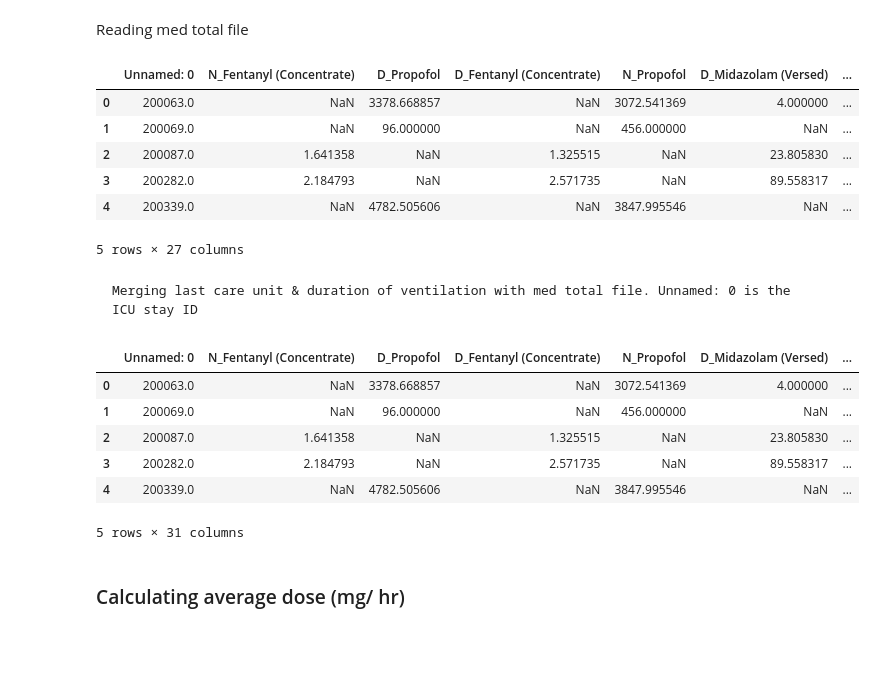
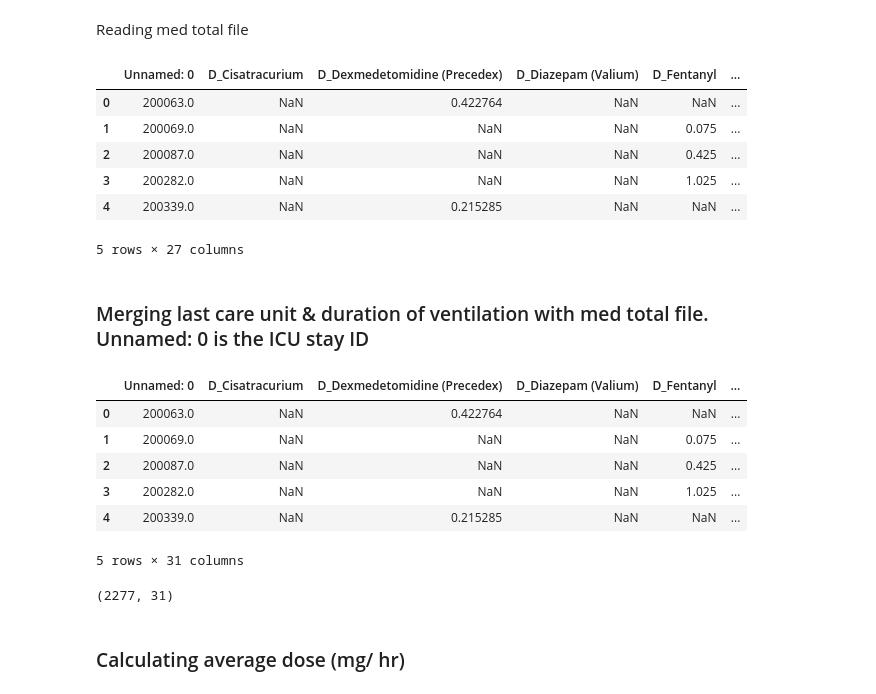
Before and after one commit to erighosh/Sedative_Analysis, a Jupyter notebook: 170716_MedDose_Stats_byUnit.ipynb, the cells around one changed output. Drawn from its saved outputs; the diff is of its cells as text; code cells hidden in the pictures; blank space fills up the shorter version.

```diff
--- a/170716_MedDose_Stats_byUnit.ipynb
+++ b/170716_MedDose_Stats_byUnit.ipynb
@@ -20,31 +20,35 @@ cohort_df.head()
 # %% [markdown]
 Reading med total file
 # %%
-cohort_med_total = pd.read_csv('170716_cohort_IV_bolus_total.csv')
+cohort_med_total = pd.read_csv('170726_cohort_IV_bolus_total.csv')
 cohort_med_total.head()
 # %% [output]
-|  | Unnamed: 0 | N_Fentanyl (Concentrate) | D_Propofol | D_Fentanyl (Concentrate) | N_Propofol | D_Midazolam (Versed) | ... |
-| 0 | 200063.0 | NaN | 3378.668857 | NaN | 3072.541369 | 4.000000 | ... |
-| 1 | 200069.0 | NaN | 96.000000 | NaN | 456.000000 | NaN | ... |
-| 2 | 200087.0 | 1.641358 | NaN | 1.325515 | NaN | 23.805830 | ... |
-| 3 | 200282.0 | 2.184793 | NaN | 2.571735 | NaN | 89.558317 | ... |
-| 4 | 200339.0 | NaN | 4782.505606 | NaN | 3847.995546 | NaN | ... |
+|  | Unnamed: 0 | D_Cisatracurium | D_Dexmedetomidine (Precedex) | D_Diazepam (Valium) | D_Fentanyl | ... |
+| 0 | 200063.0 | NaN | 0.422764 | NaN | NaN | ... |
+| 1 | 200069.0 | NaN | NaN | NaN | 0.075 | ... |
+| 2 | 200087.0 | NaN | NaN | NaN | 0.425 | ... |
+| 3 | 200282.0 | NaN | NaN | NaN | 1.025 | ... |
+| 4 | 200339.0 | NaN | 0.215285 | NaN | NaN | ... |
 5 rows × 27 columns
 # %% [markdown]
-    Merging last care unit & duration of ventilation with med total file. Unnamed: 0 is the ICU stay ID
+### Merging last care unit & duration of ventilation with med total file. Unnamed: 0 is the ICU stay ID
 # %%
 cohort_unit = cohort_df[['icustay_id', 'last_careunit', 'dayHrs', 'nightHrs']].copy()
 # %%
-cohort_med_hour = pd.merge(cohort_med_total, cohort_unit, left_on='Unnamed: 0', right_on= 'icustay_id', how = 'outer')
+cohort_med_hour = pd.merge(cohort_med_total, cohort_unit, left_on='Unnamed: 0', right_on= 'icustay_id', how = 'left')
 cohort_med_hour.head()
 # %% [output]
-|  | Unnamed: 0 | N_Fentanyl (Concentrate) | D_Propofol | D_Fentanyl (Concentrate) | N_Propofol | D_Midazolam (Versed) | ... |
-| 0 | 200063.0 | NaN | 3378.668857 | NaN | 3072.541369 | 4.000000 | ... |
-| 1 | 200069.0 | NaN | 96.000000 | NaN | 456.000000 | NaN | ... |
-| 2 | 200087.0 | 1.641358 | NaN | 1.325515 | NaN | 23.805830 | ... |
-| 3 | 200282.0 | 2.184793 | NaN | 2.571735 | NaN | 89.558317 | ... |
-| 4 | 200339.0 | NaN | 4782.505606 | NaN | 3847.995546 | NaN | ... |
+|  | Unnamed: 0 | D_Cisatracurium | D_Dexmedetomidine (Precedex) | D_Diazepam (Valium) | D_Fentanyl | ... |
+| 0 | 200063.0 | NaN | 0.422764 | NaN | NaN | ... |
+| 1 | 200069.0 | NaN | NaN | NaN | 0.075 | ... |
+| 2 | 200087.0 | NaN | NaN | NaN | 0.425 | ... |
+| 3 | 200282.0 | NaN | NaN | NaN | 1.025 | ... |
+| 4 | 200339.0 | NaN | 0.215285 | NaN | NaN | ... |
 5 rows × 31 columns
+# %%
+cohort_med_hour.shape
+# %% [output]
+(2277, 31)
 # %% [markdown]
 ### Calculating average dose (mg/ hr)
 # %%
```
Also changed, not shown: parts of 29 cells of this notebook, 1 other file.
